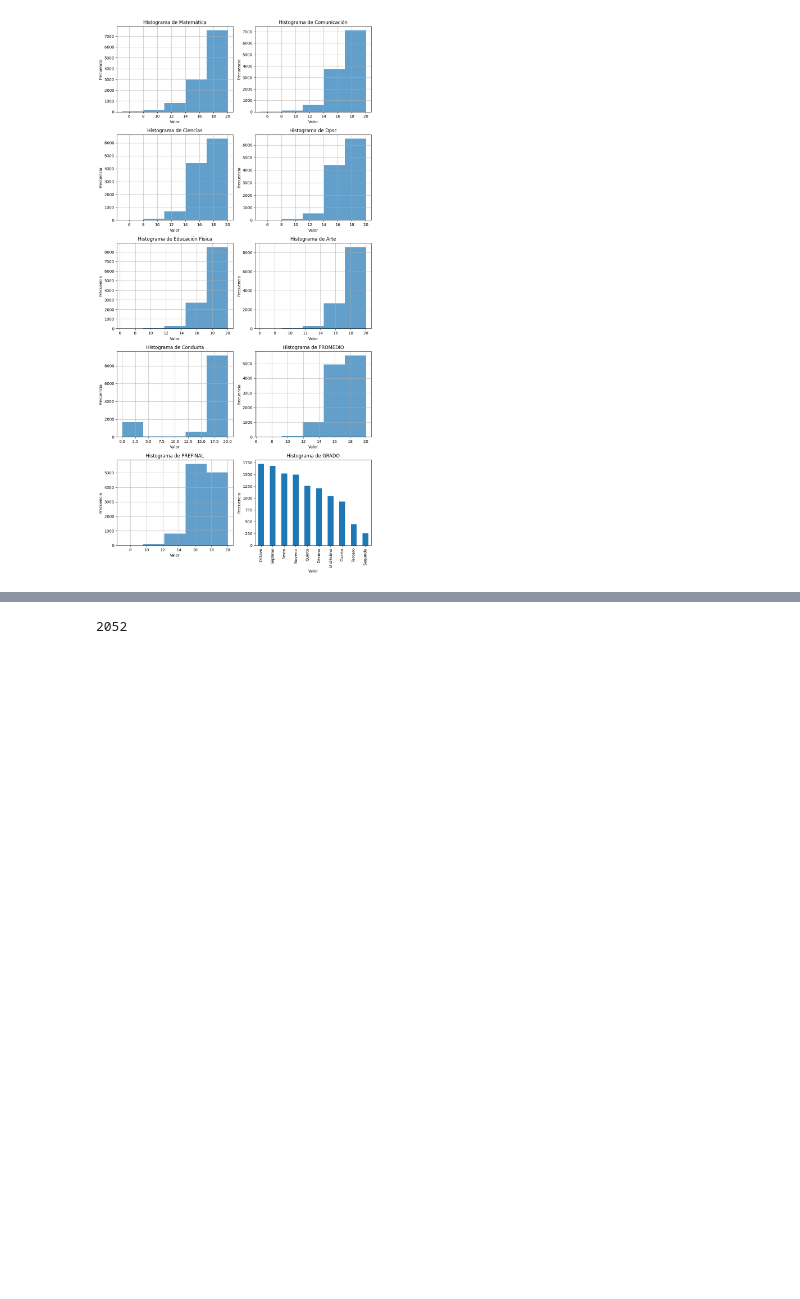
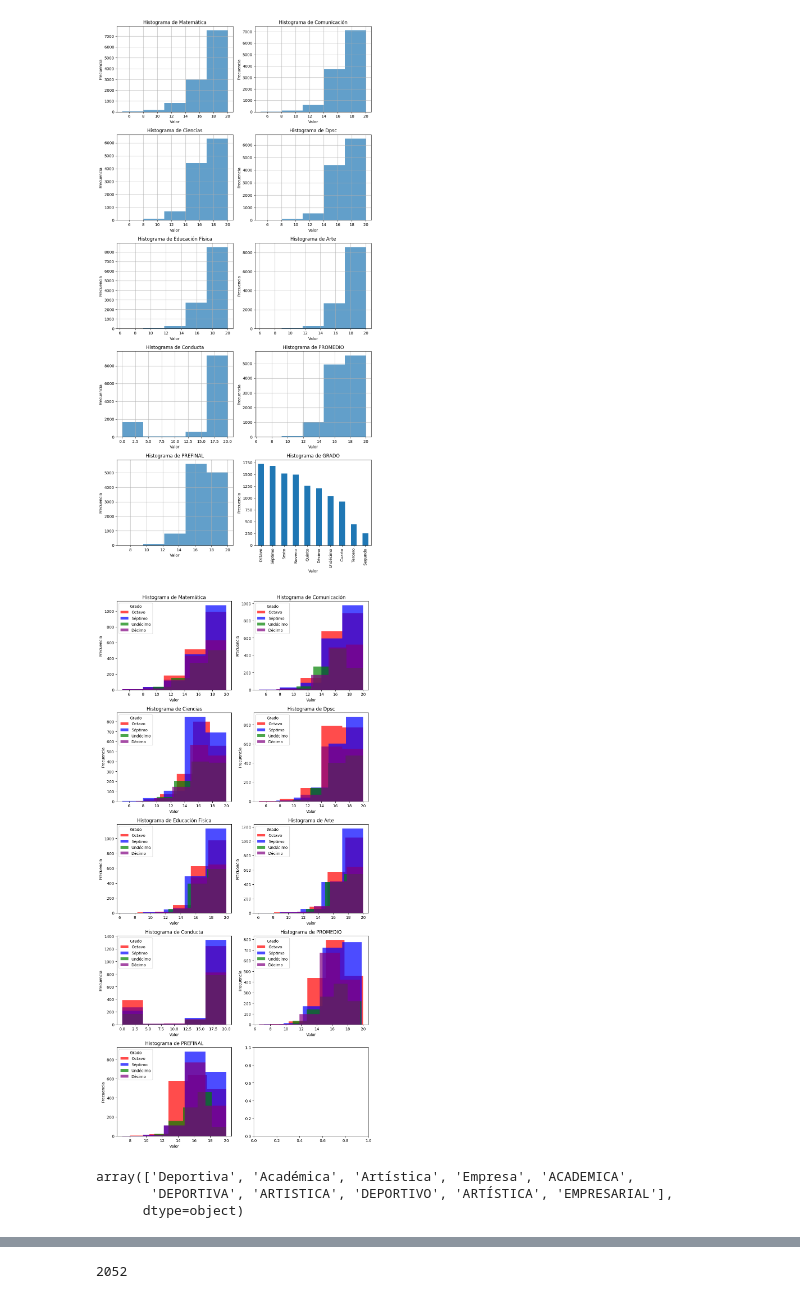
Before and after one commit to jhon2301922021/Projectbreitong, a Jupyter notebook: historico/EDA.ipynb, the cells around one changed output, grey strips where cells are left out. Cells and saved outputs as stored; diff of their text form; code cells hidden in the pictures; blank space fills up the shorter version.

```diff
--- a/historico/EDA.ipynb
+++ b/historico/EDA.ipynb
@@ -160,3 +168,43 @@ plt.tight_layout()
 plt.show()
 # %% [output]
 [figure]
+# %%
+# Crear una figura con múltiples subplots
+fig, axes = plt.subplots(nrows=5, ncols=2, figsize=(10, 20))
+axes = axes.flatten()  # Aplanar el array de ejes si es multidimensional
+
+subjects = ['Matemática', 'Comunicación', 'Ciencias', 'Dpsc', 'Educación Física', 'Arte', 'Conducta', 'PROMEDIO', 'PREFINAL']
+
+# Mapeo de colores para 'GRADO'
+color_mapping = {
+    'Octavo': 'red',
+    'Séptimo': 'blue',
+    'Undécimo': 'green',
+    'Décimo': 'purple'
+}
+df['color'] = df['GRADO'].map(color_mapping)
+
+# Iterar a través de los subjects y graficar cada histograma en su propio eje
+for idx, subject in enumerate(subjects):
+    if df[subject].dtype == 'O':  # Si el tipo de objeto es 'O' (objeto), no intentar histograma
+        continue
+    # Crear histograma con colores basados en 'GRADO'
+    for grade, color in color_mapping.items():
+        subset = df[df['GRADO'] == grade]
+        axes[idx].hist(subset[subject], bins=5, alpha=0.7, label=grade, color=color)
+
+    axes[idx].set_title(f'Histograma de {subject}')
+    axes[idx].set_xlabel('Valor')
+    axes[idx].set_ylabel('Frecuencia')
+    axes[idx].legend(title='Grado')
+
+plt.tight_layout()
+plt.show()
+# %% [output]
+[figure, added]
+# %%
+df['CANTERA'].unique()
+# %% [output]
+array(['Deportiva', 'Académica', 'Artística', 'Empresa', 'ACADEMICA',
+       'DEPORTIVA', 'ARTISTICA', 'DEPORTIVO', 'ARTÍSTICA', 'EMPRESARIAL'],
+      dtype=object)
```
Also changed, not shown: parts of 3 cells of this notebook, 3 other files.
